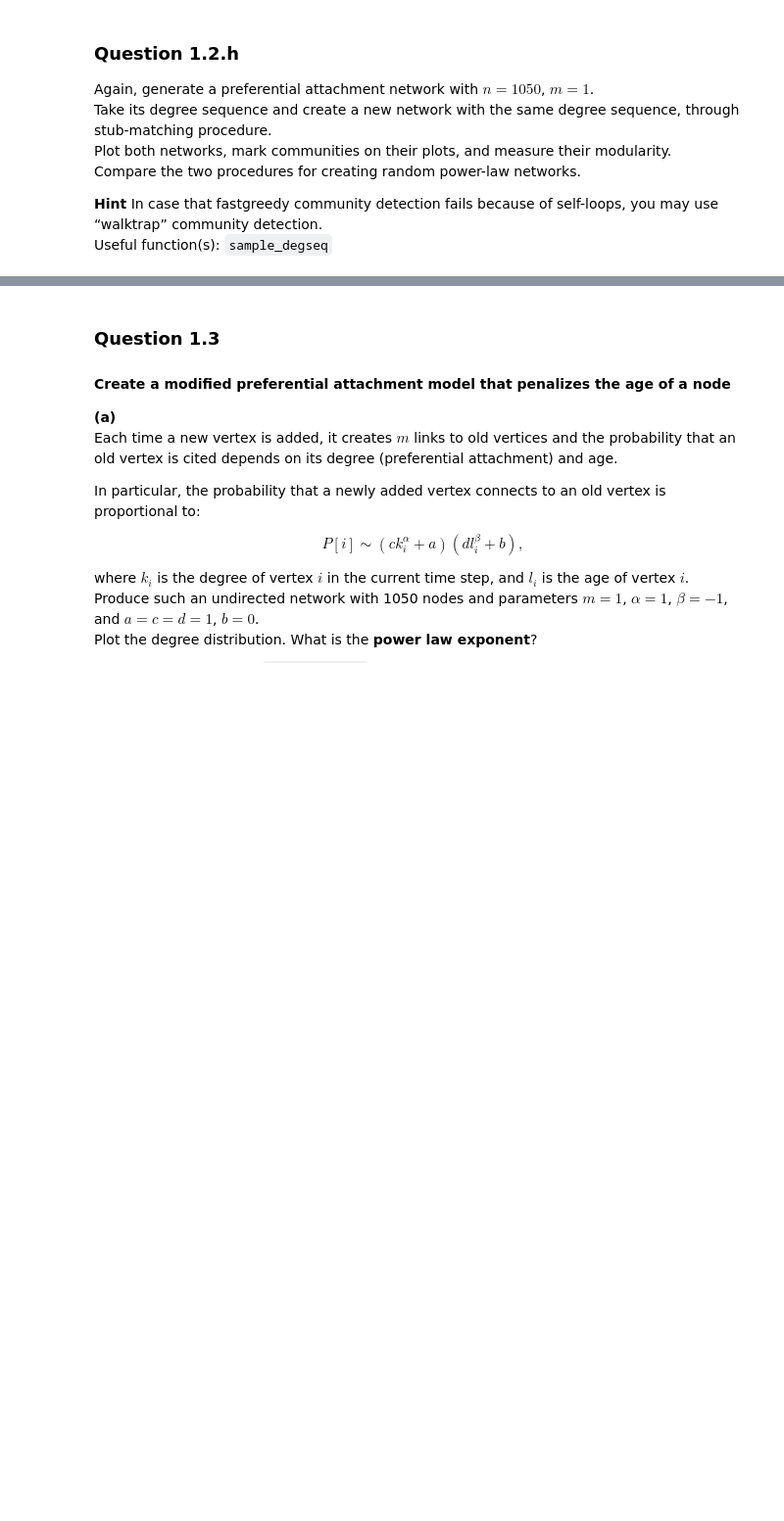
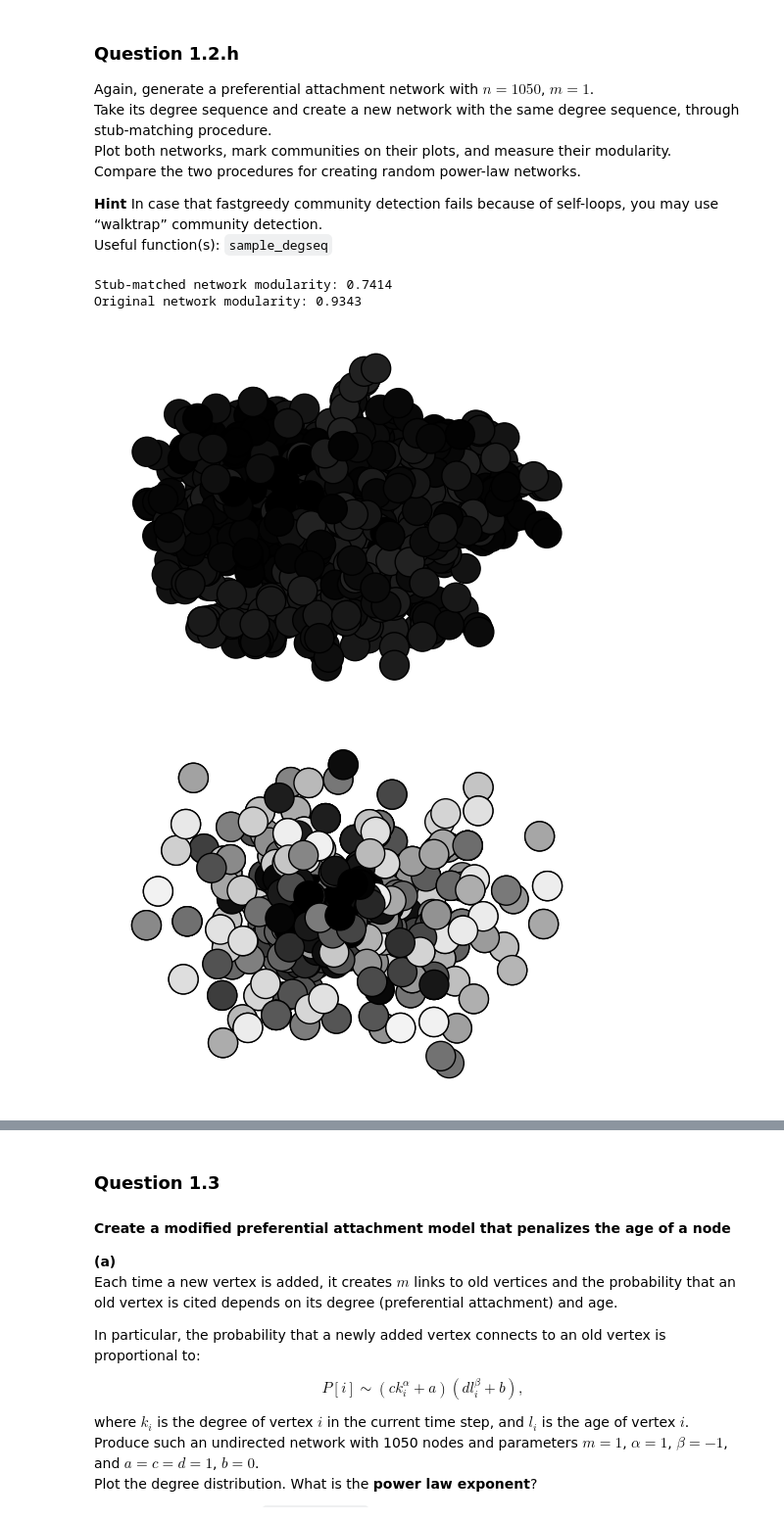
Before and after one commit to kbaseba/232E, a Jupyter notebook: Project_1/ECE232E_Project1_606539982_106405230_106303745.ipynb, the cells around one changed output, grey strips where cells are left out. Shown at 98% size. Saved outputs shown, nothing was run; the diff lists cells and outputs as text; code cells hidden in the pictures; blank space fills up the shorter version.

```diff
--- a/Project_1/ECE232E_Project1_606539982_106405230_106303745.ipynb
+++ b/Project_1/ECE232E_Project1_606539982_106405230_106303745.ipynb
@@ -600,0 +719,45 @@ Useful function(s): `sample_degseq`
+# %%
+# 1.2.h
+import igraph as ig
+import numpy as np
+import matplotlib.pyplot as plt
+
+# (h) Stub-matching procedure
+n_small = 1050
+m_small = 1
+graph_small = ig.Graph.Barabasi(n=n_small, m=m_small, directed=False)
+
+communities_small = graph_small.community_fastgreedy().as_clustering()
+modularity_small = communities_small.modularity
+
+degree_sequence = graph_small.degree()
+stub_matched_graph = ig.Graph.Degree_Sequence(degree_sequence, method="simple")
+
+communities_stub_matched = stub_matched_graph.community_walktrap().as_clustering()
+modularity_stub_matched = communities_stub_matched.modularity
+
+print(f"\nStub-matched network modularity: {modularity_stub_matched:.4f}")
+print(f"Original network modularity: {modularity_small:.4f}")
+
+# Plot original and stub-matched networks with communities marked
+layout_original = graph_small.layout_fruchterman_reingold()
+layout_stub_matched = stub_matched_graph.layout_fruchterman_reingold()
+
+# Plot original network
+fig, ax = plt.subplots()
+ig.plot(graph_small, target=ax, layout=layout_original,
+        vertex_color=[communities_small.membership[i] for i in range(n_small)],
+        title="Original Network with Communities")
+plt.show()
+
+# Plot stub-matched network
+fig, ax = plt.subplots()
+ig.plot(stub_matched_graph, target=ax, layout=layout_stub_matched,
+        vertex_color=[communities_stub_matched.membership[i] for i in range(n_small)],
+        title="Stub-Matched Network with Communities")
+plt.show()
+# %% [output]
+Stub-matched network modularity: 0.7414
+Original network modularity: 0.9343
+[figure, added]
+[figure, added]
```
Also changed, not shown: parts of 21 cells of this notebook.
